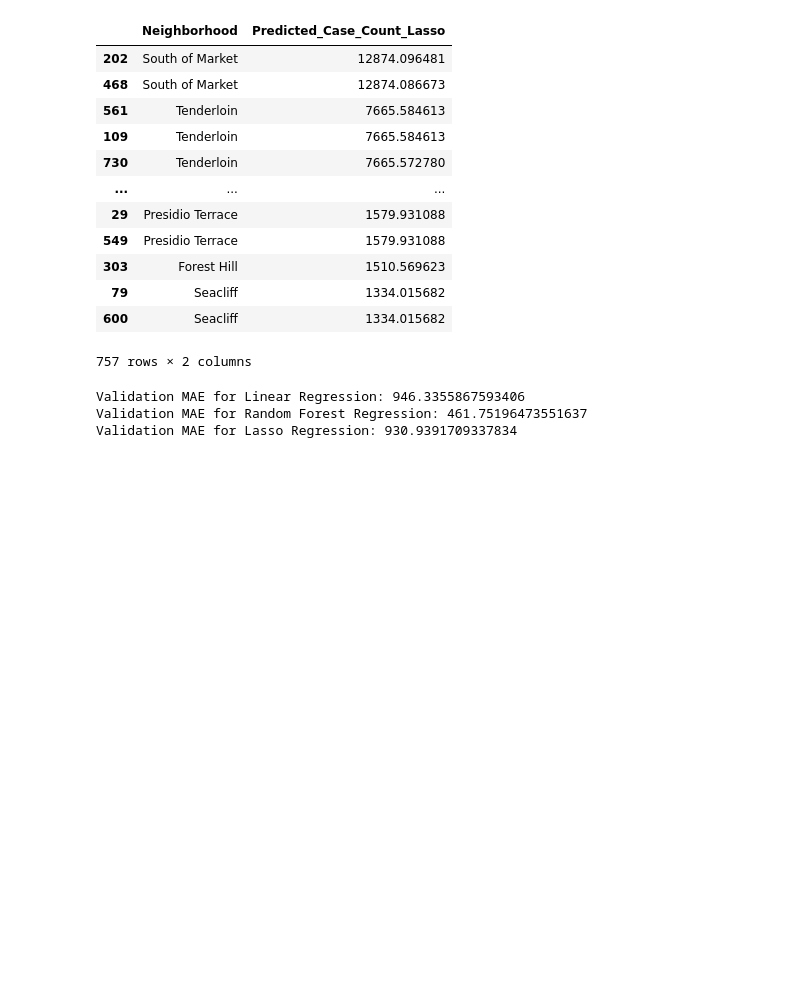
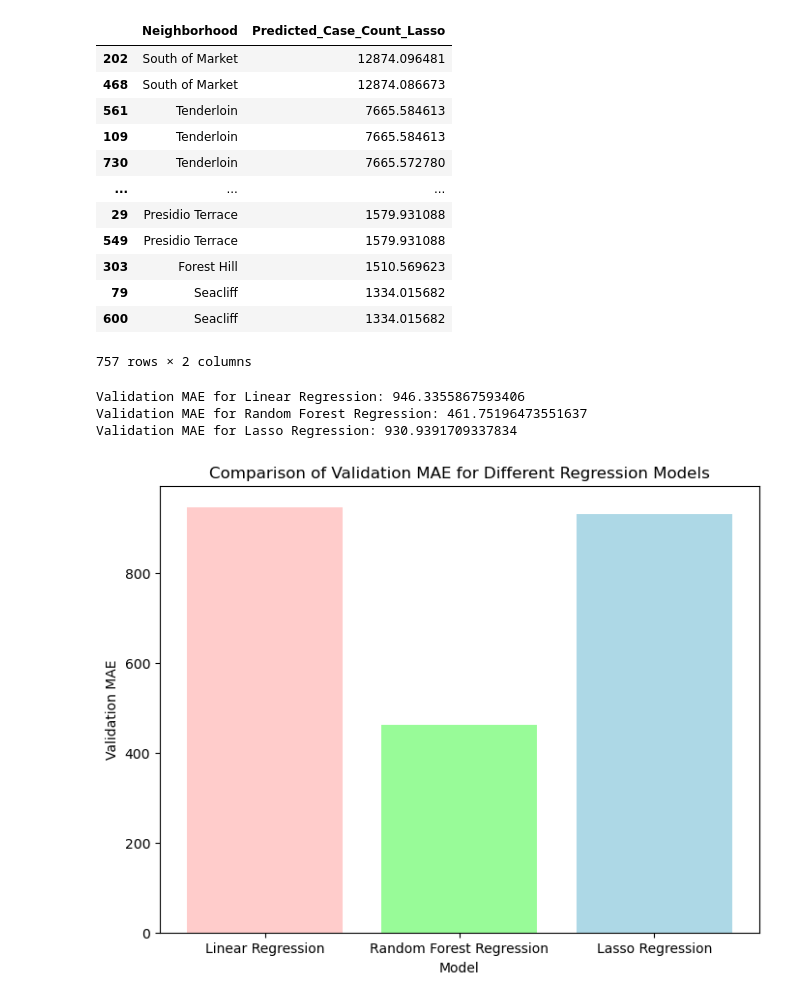
Before and after one commit to Wook22/Public_Data_Prediction_Modeling, a Jupyter notebook: MCL.ipynb, the cells around one changed output. Saved outputs shown, nothing was run; the diff lists cells and outputs as text; code cells hidden in the pictures; blank space fills up the shorter version.

```diff
--- a/MCL.ipynb
+++ b/MCL.ipynb
@@ -316,3 +316,25 @@ print("Validation MAE for Lasso Regression:", lasso_val_mae)
 Validation MAE for Linear Regression: 946.3355867593406
 Validation MAE for Random Forest Regression: 461.75196473551637
 Validation MAE for Lasso Regression: 930.9391709337834
+# %%
+import matplotlib.pyplot as plt
+
+# Validation MAE for each model
+validation_mae = {
+    'Linear Regression': 946.3355867593406,
+    'Random Forest Regression': 461.75196473551637,
+    'Lasso Regression': 930.9391709337834
+}
+
+# Define pastel colors
+colors = ['#FFCCCB', '#98FB98', '#ADD8E6']
+
+# Plotting the histogram
+plt.figure(figsize=(8, 6))
+plt.bar(validation_mae.keys(), validation_mae.values(), color=colors)
+plt.xlabel('Model')
+plt.ylabel('Validation MAE')
+plt.title('Comparison of Validation MAE for Different Regression Models')
+plt.show()
+# %% [output]
+[figure, added]
```
